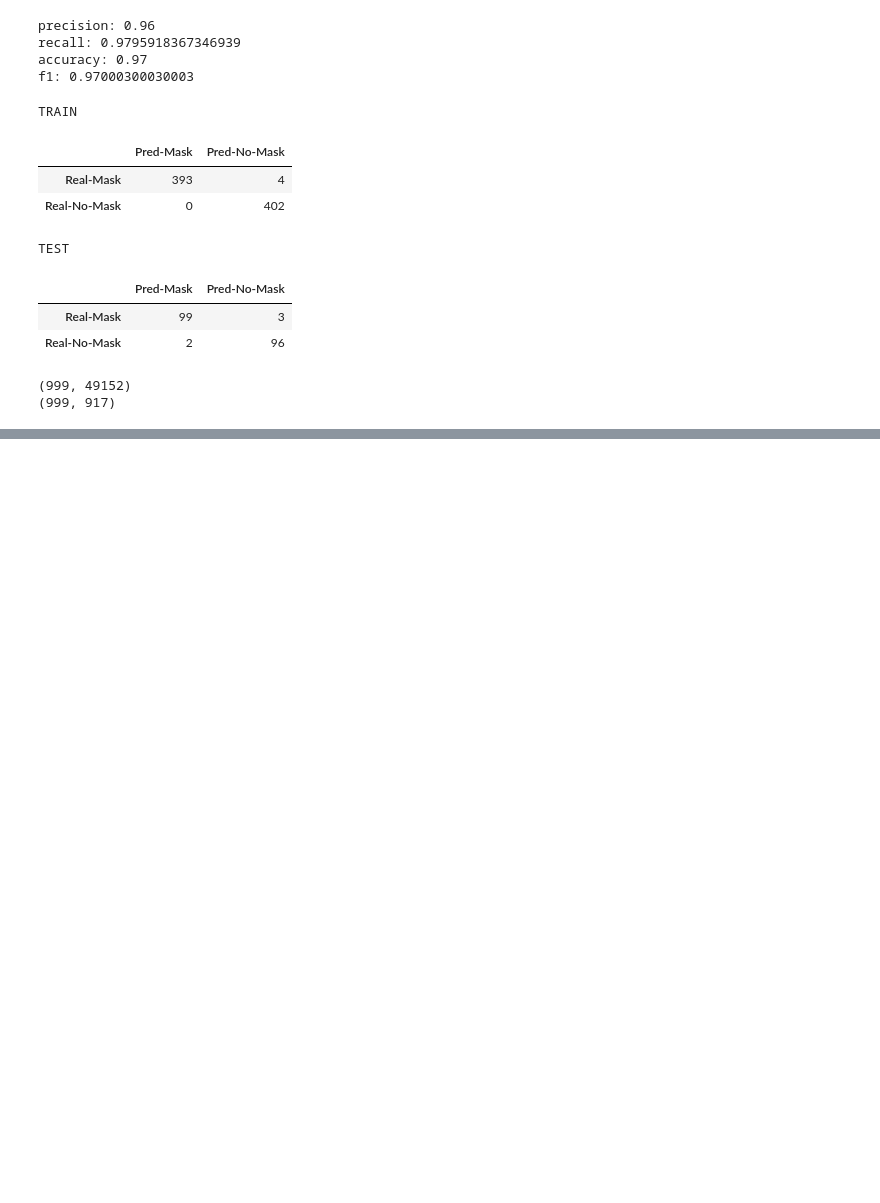
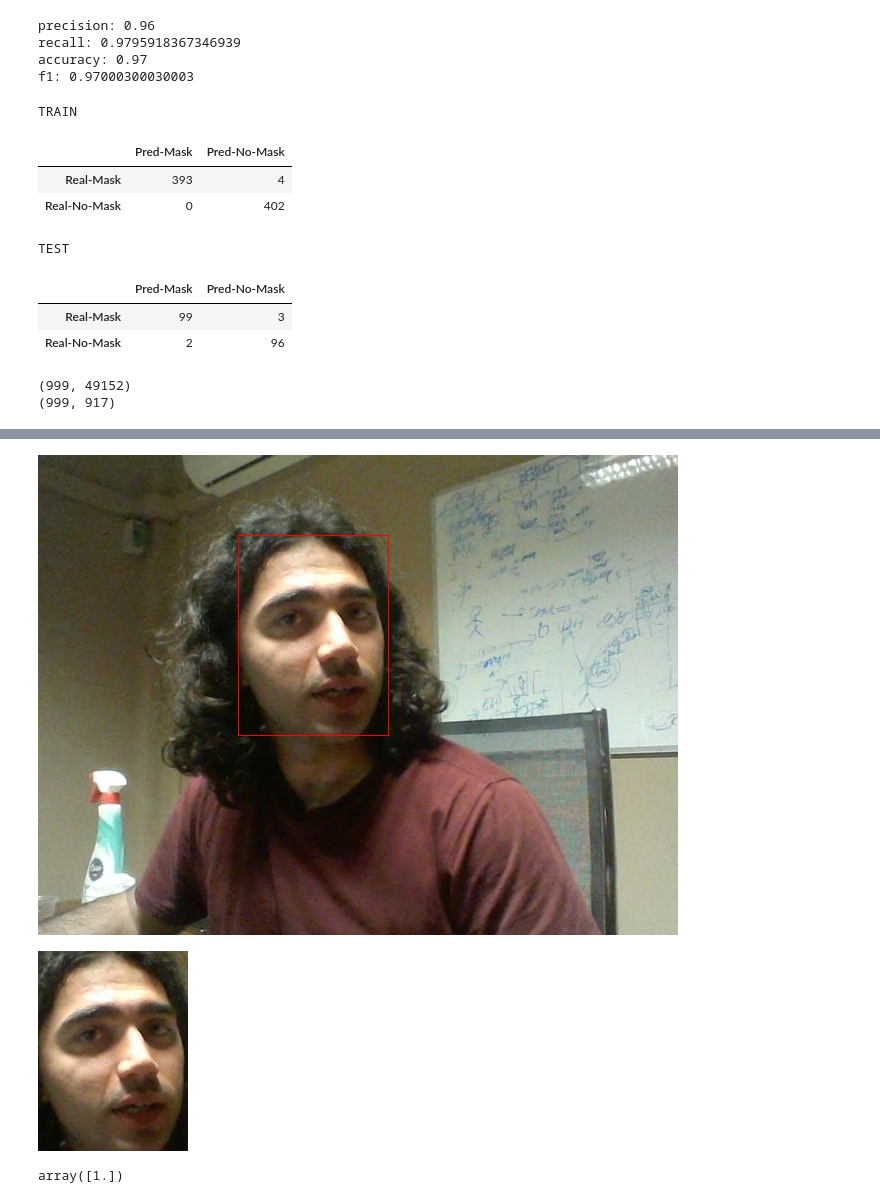
Before and after one commit to visiont3lab/machine-learning-course, a Jupyter notebook: classification/ClassNotesClassifier.ipynb, the cells around one changed output, grey strips where cells are left out. Cells and saved outputs as stored; diff of their text form; code cells hidden in the pictures; blank space fills up the shorter version.

```diff
--- a/classification/ClassNotesClassifier.ipynb
+++ b/classification/ClassNotesClassifier.ipynb
@@ -142,0 +203,27 @@ print(X_pca.shape)
+# %%
+import cv2
+from PIL import Image
+im = cv2.imread("photo.jpg", cv2.IMREAD_COLOR) # BGR
+im = cv2.cvtColor(im,  cv2.COLOR_BGR2RGB)
+
+x = 200
+y = 80
+w = 150
+h = 200
+imvis = cv2.rectangle(im.copy(),(x,y),(x+w,y+h), (255,0,0) )
+
+display(Image.fromarray(imvis))
+
+roi = im[y:y+h,x:x+w]
+
+display(Image.fromarray(roi))
+# %% [output]
+[figure, added]
+[figure, added]
+# %%
+# Usare il modello
+xx = cv2.resize(roi, (128,128))
+xx = xx.reshape(1,-1)
+pipe.predict(xx)
+# %% [output]
+array([1.])
```
Also changed, not shown: parts of 3 cells of this notebook.
